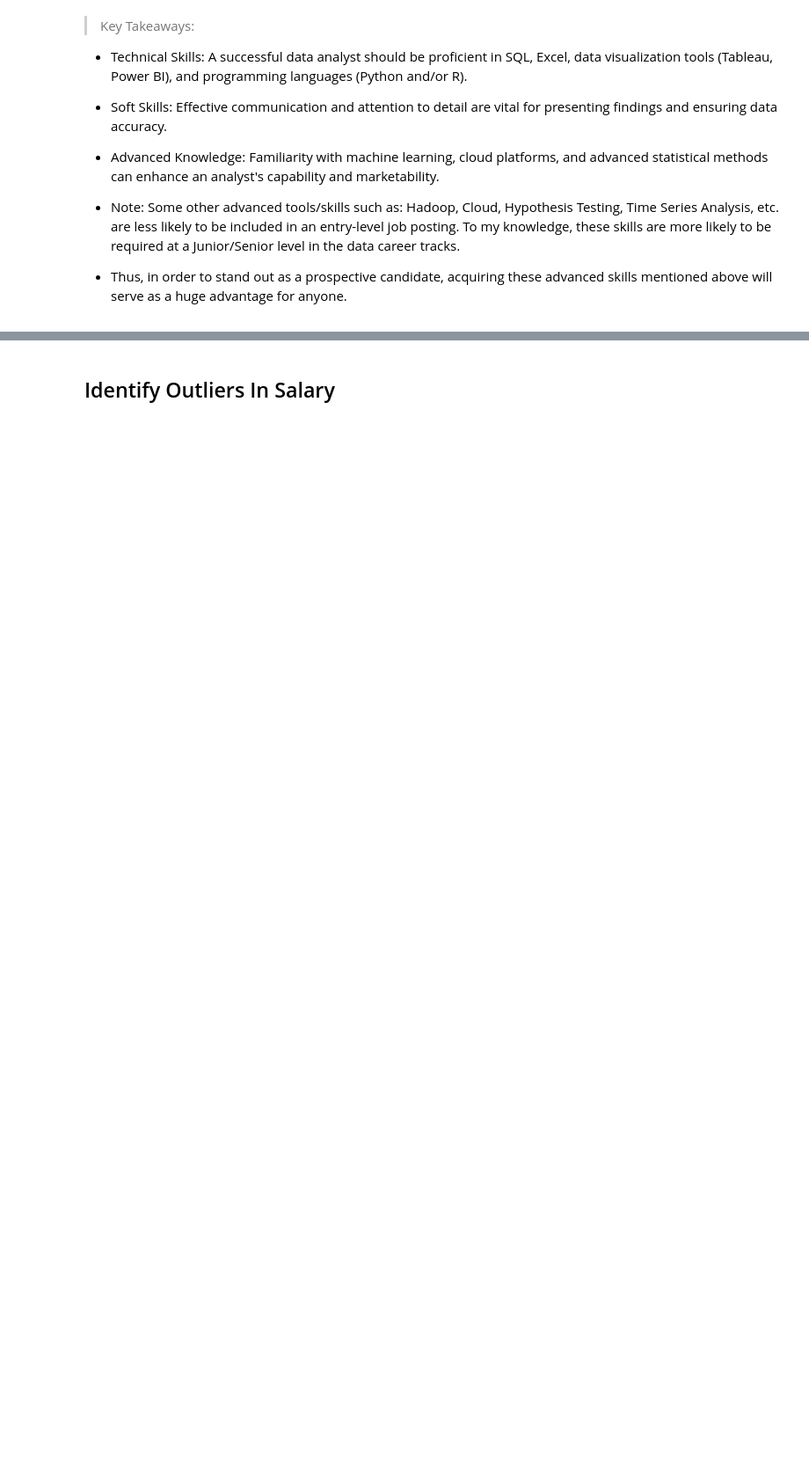
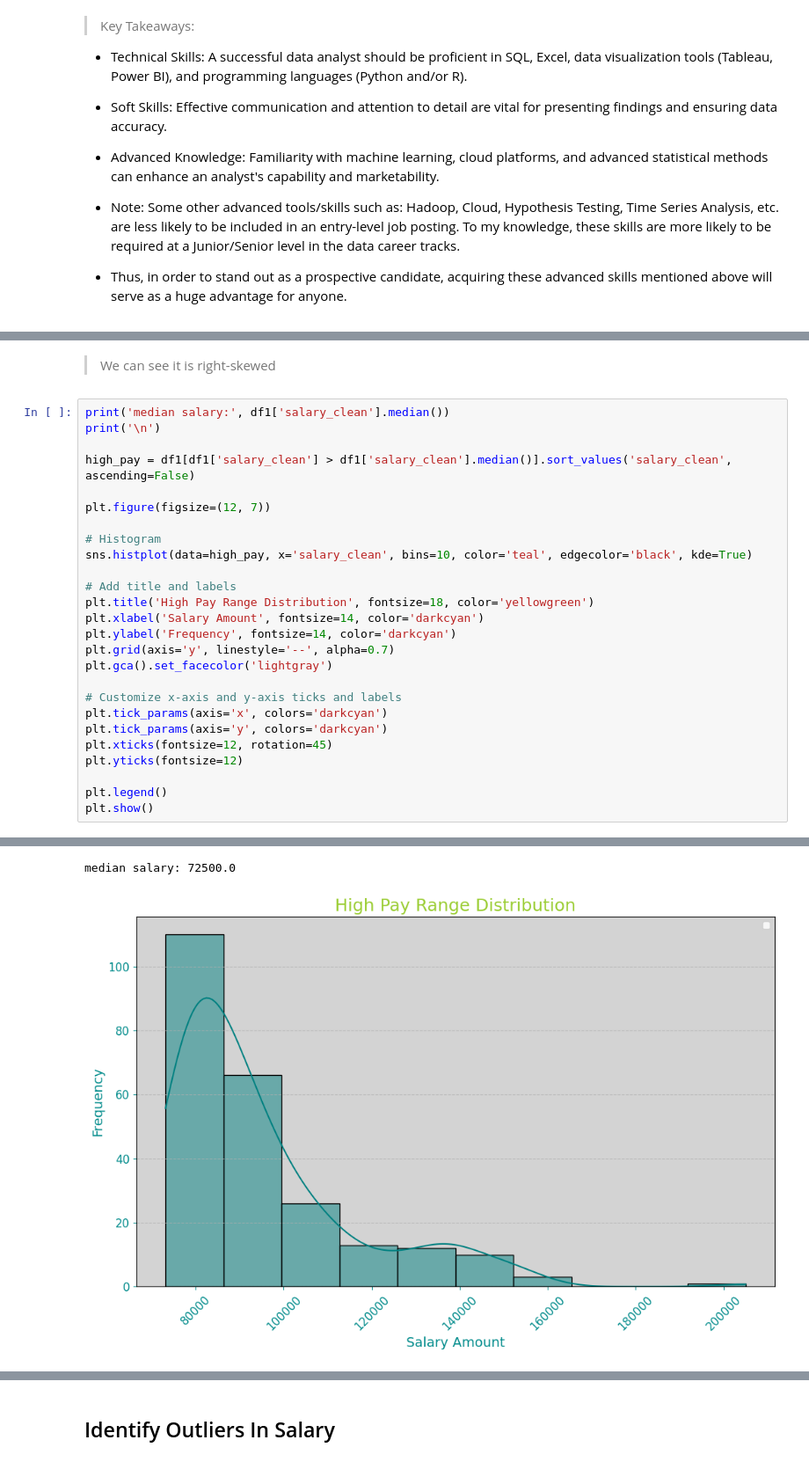
Before and after one commit to duyle0408/Indeed-Jobs-Web-Scraping-EDA, a Jupyter notebook: Indeed_Job_Scraping,_EDA_&_NLP_Analysis_Final.ipynb, the cells around one changed output, grey strips where cells are left out. Shown at 88% size. Cells and saved outputs as stored; diff of their text form; blank space fills up the shorter version.

```diff
--- a/Indeed_Job_Scraping,_EDA_&_NLP_Analysis_Final.ipynb
+++ b/Indeed_Job_Scraping,_EDA_&_NLP_Analysis_Final.ipynb
@@ -966,0 +1006,31 @@ plt.show()
+# %% [markdown]
+
+
+> We can see it is right-skewed
+# %%
+print('median salary:', df1['salary_clean'].median())
+print('\n')
+
+high_pay = df1[df1['salary_clean'] > df1['salary_clean'].median()].sort_values('salary_clean', ascending=False)
+
+plt.figure(figsize=(12, 7))
+
+# Histogram
+sns.histplot(data=high_pay, x='salary_clean', bins=10, color='teal', edgecolor='black', kde=True)
+
+# Add title and labels
+plt.title('High Pay Range Distribution', fontsize=18, color='yellowgreen')
+plt.xlabel('Salary Amount', fontsize=14, color='darkcyan')
+plt.ylabel('Frequency', fontsize=14, color='darkcyan')
+plt.grid(axis='y', linestyle='--', alpha=0.7)
+plt.gca().set_facecolor('lightgray')
+
+# Customize x-axis and y-axis ticks and labels
+plt.tick_params(axis='x', colors='darkcyan')
+plt.tick_params(axis='y', colors='darkcyan')
+plt.xticks(fontsize=12, rotation=45)
+plt.yticks(fontsize=12)
+
+plt.legend()
+plt.show()
+# %% [output]
@@ -966,0 +1038,2 @@ plt.show()
+median salary: 72500.0
+[figure, added]
```
Also changed, not shown: parts of 15 cells of this notebook.
